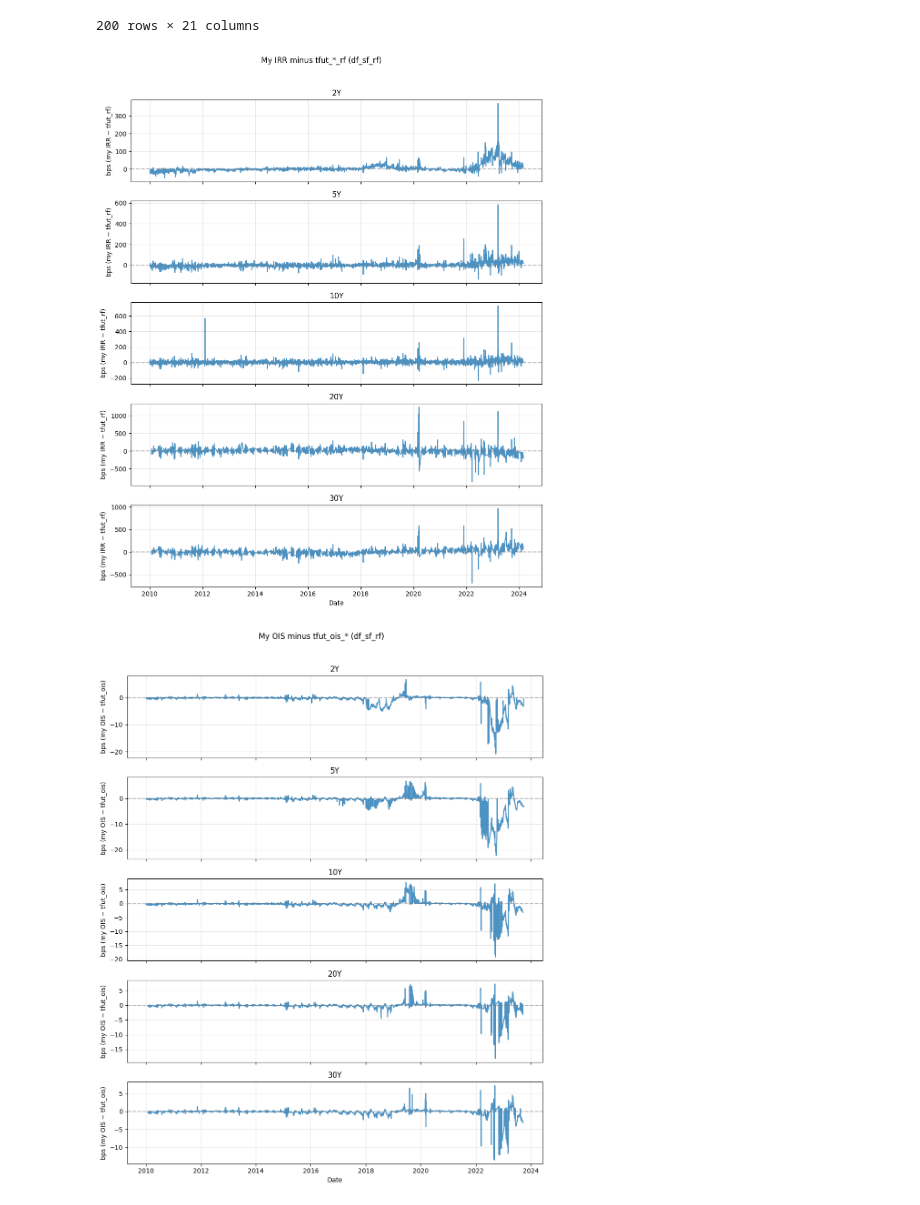
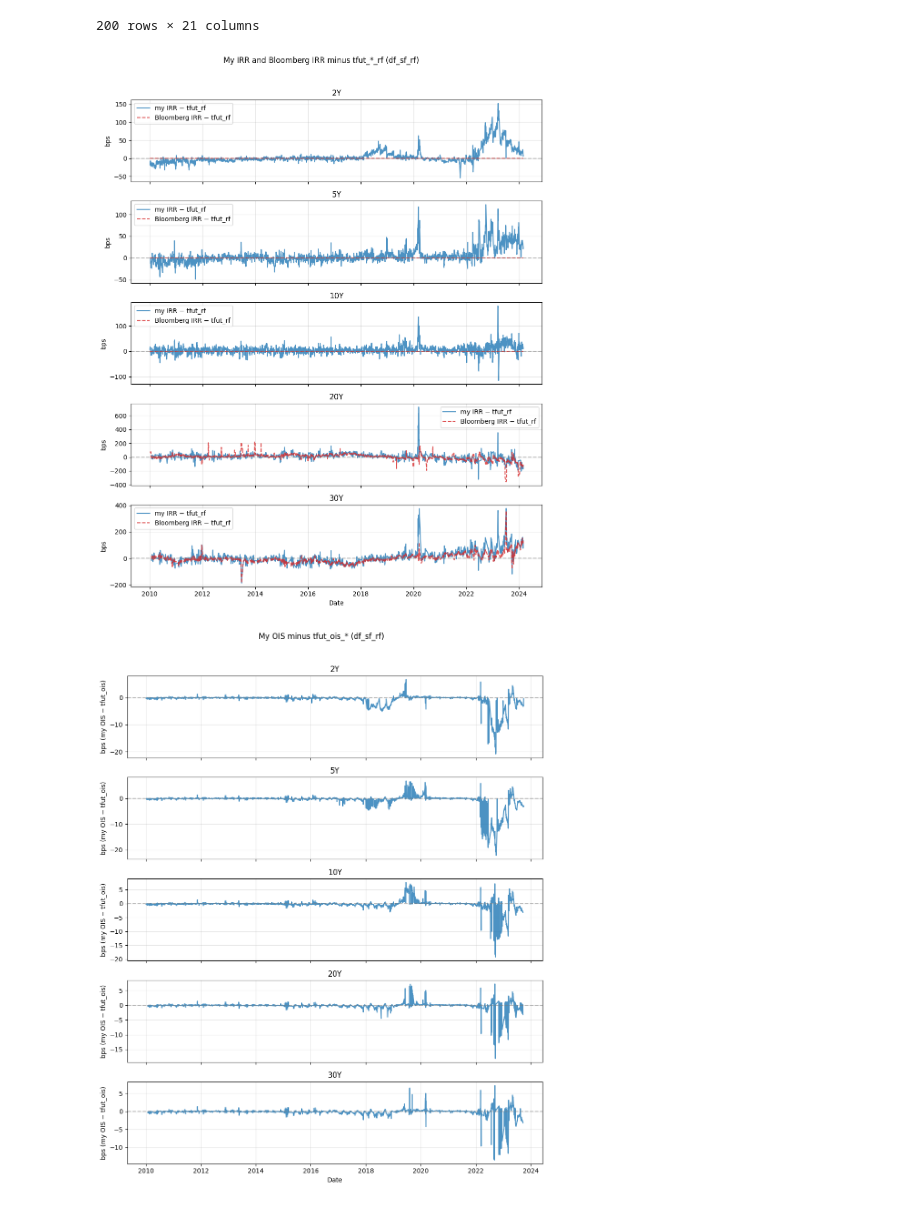
Before and after one commit to maxz073/p10_Siriwardane_et_al_2026, a Jupyter notebook: src/check.ipynb, the cells around one changed output. Drawn from its saved outputs; the diff is of its cells as text; code cells hidden in the pictures.

```diff
--- a/src/check.ipynb
+++ b/src/check.ipynb
@@ -421,41 +421,75 @@ df_sf_rf.tail(200)
 | 4966 | 2024-02-29 | NaN | NaN | NaN | NaN | NaN | NaN | NaN | ... |
 200 rows × 21 columns
 # %%
-# Compare my IRR to tfut_*_rf in df_sf_rf: plot the difference (my_irr - tfut_n_rf)
+#2.1
+# Compare my IRR and Bloomberg IRR against tfut_*_rf in df_sf_rf: plot the differences
+
 import matplotlib.pyplot as plt
 
 # Tenor -> column name in df_sf_rf
 TENOR_TFUT = {"2Y": "tfut_2_rf", "5Y": "tfut_5_rf", "10Y": "tfut_10_rf", "20Y": "tfut_20_rf", "30Y": "tfut_30_rf"}
 tenors = list(TENOR_TFUT.keys())
+# Tenor -> Bloomberg ticker prefix (for fut_implied_repo_rt column in df)
+TENOR_BBG = {"2Y": "TU2", "5Y": "FV2", "10Y": "TY2", "20Y": "WN2", "30Y": "US2"}
 
 # df_sf_rf as Polars, normalize date for join
 sf = pl.from_pandas(df_sf_rf[["date"] + [TENOR_TFUT[t] for t in tenors]])
 sf = sf.with_columns(pl.col("date").cast(pl.Date).alias("Date"))
+
 # My IRR: ensure Date is pl.Date
 irr = df_irr.with_columns(pl.col("Date").cast(pl.Date)).select(["Date"] + tenors)
+
+# Bloomberg IRR from df (bloomberg.parquet): fut_implied_repo_rt is in percent -> convert to bps
+bbg_col_by_tenor = {}
+for t in tenors:
+    prefix = TENOR_BBG[t]
+    cand = [c for c in df.columns if prefix in str(c) and "fut_implied_repo_rt" in str(c)]
+    if cand:
+        bbg_col_by_tenor[t] = cand[0]
+if bbg_col_by_tenor and "Date" in df.columns:
+    exprs = [
+        pl.col(bbg_col_by_tenor[t]).mul(100).alias(t) if t in bbg_col_by_tenor else pl.lit(None).cast(pl.Float64).alias(t)
+        for t in tenors
+    ]
+    df_bloomberg_irr = df.select([pl.col("Date").cast(pl.Date)] + exprs)
+    bloomberg_irr = df_bloomberg_irr
+else:
+    bloomberg_irr = None
 
 # Inner join on date
 merged = irr.join(sf, on="Date", how="inner")
 
+if bloomberg_irr is not None:
+    merged_bbg = bloomberg_irr.join(sf, on="Date", how="inner")
+
 fig, axes = plt.subplots(5, 1, figsize=(10, 12), sharex=True)
 for i, tenor in enumerate(tenors):
     tfut_col = TENOR_TFUT[tenor]
-    diff = merged.with_columns(
-        (pl.col(tenor) - pl.col(tfut_col)).alias("diff_bps")
-    ).select(["Date", "diff_bps"])
-    diff_clean = diff.filter(pl.col("diff_bps").is_not_nan())
+    # My IRR
+    diff_my = merged.with_columns(
+        (pl.col(tenor) - pl.col(tfut_col)).alias("diff_bps_my")
+    ).select(["Date", "diff_bps_my"])
+    diff_my_clean = diff_my.filter(pl.col("diff_bps_my").is_not_nan())
     ax = axes[i]
-    ax.plot(diff_clean["Date"], diff_clean["diff_bps"], alpha=0.8)
+    ax.plot(diff_my_clean["Date"], diff_my_clean["diff_bps_my"], label="my IRR − tfut_rf", alpha=0.8)
+    # Bloomberg IRR, if present
+    if bloomberg_irr is not None:
+        diff_bbg = merged_bbg.with_columns(
+            (pl.col(tenor) - pl.col(tfut_col)).alias("diff_bps_bbg")
+        ).select(["Date", "diff_bps_bbg"])
+        diff_bbg_clean = diff_bbg.filter(pl.col("diff_bps_bbg").is_not_nan())
+        ax.plot(diff_bbg_clean["Date"], diff_bbg_clean["diff_bps_bbg"], label="Bloomberg IRR − tfut_rf", alpha=0.8, linestyle="--", color="tab:red")
     ax.axhline(0, color="gray", linestyle="--", alpha=0.5)
-    ax.set_ylabel("bps (my IRR − tfut_rf)")
+    ax.set_ylabel("bps")
     ax.set_title(f"{tenor}")
     ax.grid(True, alpha=0.3)
+    ax.legend()
 axes[-1].set_xlabel("Date")
-fig.suptitle("My IRR minus tfut_*_rf (df_sf_rf)", y=1.02)
+fig.suptitle("My IRR and Bloomberg IRR minus tfut_*_rf (df_sf_rf)", y=1.02)
 plt.tight_layout()
 plt.show()
 # %% [output]
-[figure, old version]
+[figure, new version]
 # %%
 # Compare my OIS (interpolated at holding period) vs tfut_ois_* in df_sf_rf; plot the difference
 import matplotlib.pyplot as plt
```
Also changed, not shown: parts of 16 cells of this notebook, 27 other files.
